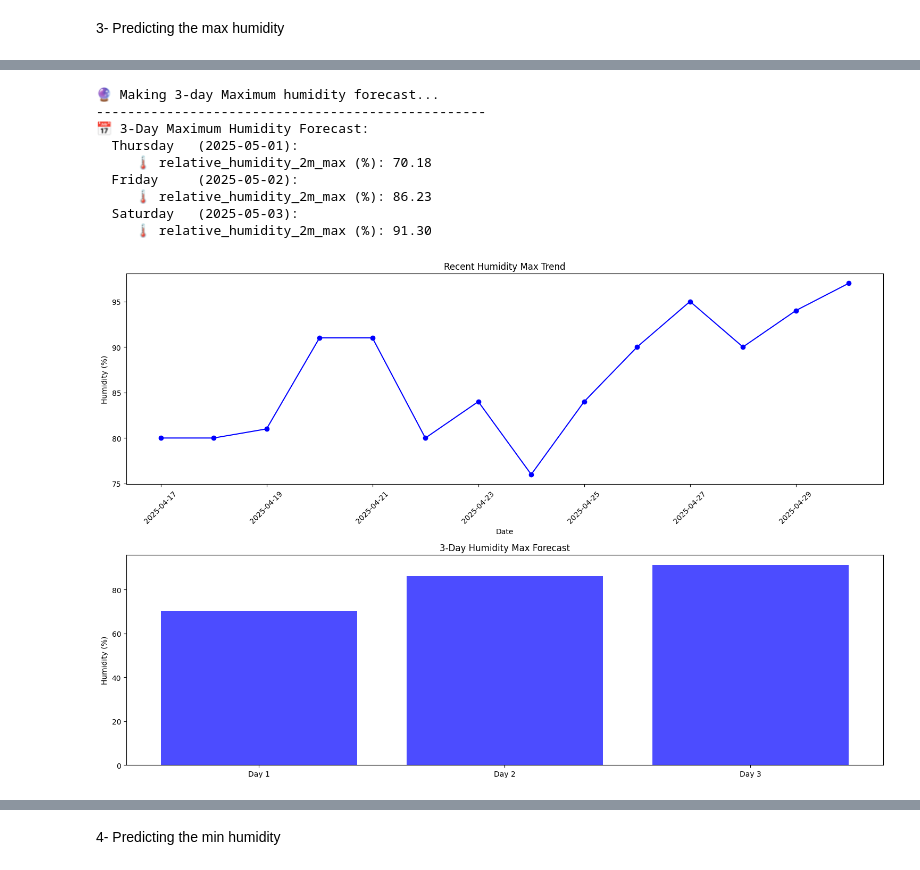
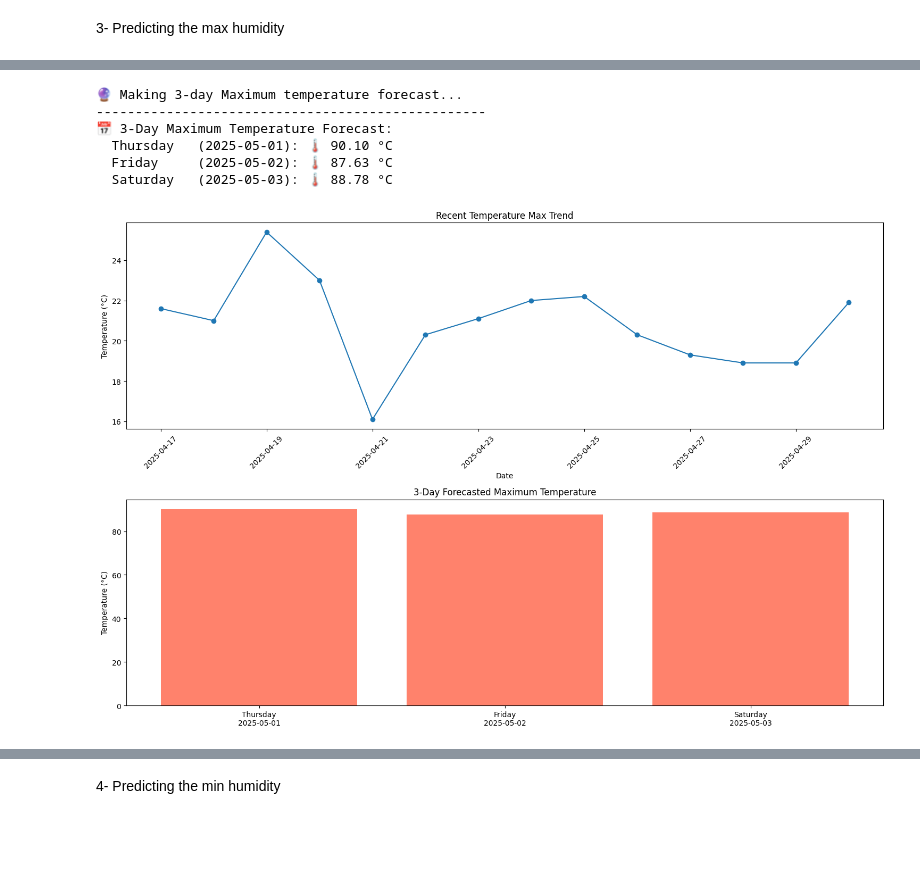
Before and after one commit to AhlemBrinsi/Final-Studies-Project-First-Part-Leveraging-Meteorological-Data-for-Agricultural-Risk-Prevention, a Jupyter notebook: version 5/models_codes_before_hyperparameter_tunning_part2.ipynb, the cells around one changed output, grey strips where cells are left out. Drawn from its saved outputs; the diff is of its cells as text; code cells hidden in the pictures; blank space fills up the shorter version.

```diff
--- a/version 5/models_codes_before_hyperparameter_tunning_part2.ipynb
+++ b/version 5/models_codes_before_hyperparameter_tunning_part2.ipynb
@@ -2047,12 +2042,12 @@ Overall Average MAPE: 4.42%
 # %%
 def make_predictions_and_visualize(model, df):
-    """Make predictions and create visualizations for max humidity only"""
+    """Make predictions and create visualizations for min temperature only"""
     import matplotlib.pyplot as plt
     from datetime import timedelta
     import pandas as pd
     import numpy as np
 
-    print("\n🔮 Making 3-day Maximum humidity forecast...")
+    print("\n🔮 Making 3-day Maximum temperature forecast...")
     print("-" * 50)
 
     # Get only the features used during training
@@ -2077,66 +2072,58 @@ def make_predictions_and_visualize(model, df):
 
     try:
         # Get temperature/humidity predictions
-        temp_humidity_results = model.predict_future(recent_data)
+        temp_results = model.predict_future(recent_data)
 
         # Get next 3 days
         last_date = pd.to_datetime(df['date']).max()
         next_3_dates = [last_date + timedelta(days=i+1) for i in range(3)]
         days_and_dates = [(d.strftime('%A'), d.strftime('%Y-%m-%d')) for d in next_3_dates]
 
-        print("📅 3-Day Maximum Humidity Forecast:")
-        for i, (day, date) in enumerate(days_and_dates):
-            print(f"  {day:10} ({date}):")
-            for target_name in model.available_targets:
-                value = temp_humidity_results[target_name][i]
-                print(f"     🌡️ {target_name}: {value:.2f}")
+        print("📅 3-Day Maximum Temperature Forecast:")
+        for (day, date), temp_result in zip(days_and_dates, temp_results):
+            print(f"  {day:10} ({date}): 🌡️ {temp_result:.2f} °C")
+
 
         # Visualization
         fig, axes = plt.subplots(2, 1, figsize=(15, 10))
 
-        # Plot recent humidity trends
-        if 'relative_humidity_2m_max (%)' in df.columns:
-            recent_humidity = df[['date', 'relative_humidity_2m_max (%)']].tail(14)
-            recent_humidity['date'] = pd.to_datetime(recent_humidity['date'])
-            axes[0].plot(recent_humidity['date'], recent_humidity['relative_humidity_2m_max (%)'], 'o-', color='blue')
-            axes[0].set_title('Recent Humidity Max Trend')
+        # Plot recent temperature trends
+        if 'temperature_2m_max (°C)' in df.columns:
+            recent_temp = df[['date', 'temperature_2m_max (°C)']].tail(14)
+            recent_temp['date'] = pd.to_datetime(recent_temp['date'])
+            axes[0].plot(recent_temp['date'], recent_temp['temperature_2m_max (°C)'], 'o-')
+            axes[0].set_title('Recent Temperature Max Trend')
             axes[0].set_xlabel('Date')
-            axes[0].set_ylabel('Humidity (%)')
+            axes[0].set_ylabel('Temperature (°C)')
             axes[0].tick_params(axis='x', rotation=45)
 
-
-        forecast_days = [f"Day {i+1}" for i in range(3)]
-        # Plot forecast humidity
-        if 'relative_humidity_2m_max (%)' in temp_humidity_results:
-            humidity_forecast = temp_humidity_results['relative_humidity_2m_max (%)']
-            axes[1].bar(forecast_days, humidity_forecast, color='blue', alpha=0.7)
-            axes[1].set_title('3-Day Humidity Max Forecast')
-            axes[1].set_ylabel('Humidity (%)')
+        # Plot forecast temperature
+        forecast_labels = [f"{day}\n{date}" for day, date in days_and_dates]
+        axes[1].bar(forecast_labels, temp_results, color='tomato', alpha=0.8)
+        axes[1].set_title('3-Day Forecasted Maximum Temperature')
+        axes[1].set_ylabel('Temperature (°C)')
 
         plt.tight_layout()
         plt.show()
 
-        return temp_humidity_results
+        return temp_results
 
     except Exception as e:
         print(f"❌ Prediction error: {e}")
         return None
 
 
 # Usage example:
 
 predictions = make_predictions_and_visualize(model, df)
 # %% [output]
-🔮 Making 3-day Maximum humidity forecast...
+🔮 Making 3-day Maximum temperature forecast...
 --------------------------------------------------
-📅 3-Day Maximum Humidity Forecast:
-  Thursday   (2025-05-01):
-     🌡️ relative_humidity_2m_max (%): 70.18
-  Friday     (2025-05-02):
-     🌡️ relative_humidity_2m_max (%): 86.23
-  Saturday   (2025-05-03):
-     🌡️ relative_humidity_2m_max (%): 91.30
+📅 3-Day Maximum Temperature Forecast:
+  Thursday   (2025-05-01): 🌡️ 90.10 °C
+  Friday     (2025-05-02): 🌡️ 87.63 °C
+  Saturday   (2025-05-03): 🌡️ 88.78 °C
-[figure, old version]
+[figure, new version]
 # %%
 def show_regression_predictions(
     model,
```
Also changed, not shown: parts of 4 cells of this notebook, 11 other files.
